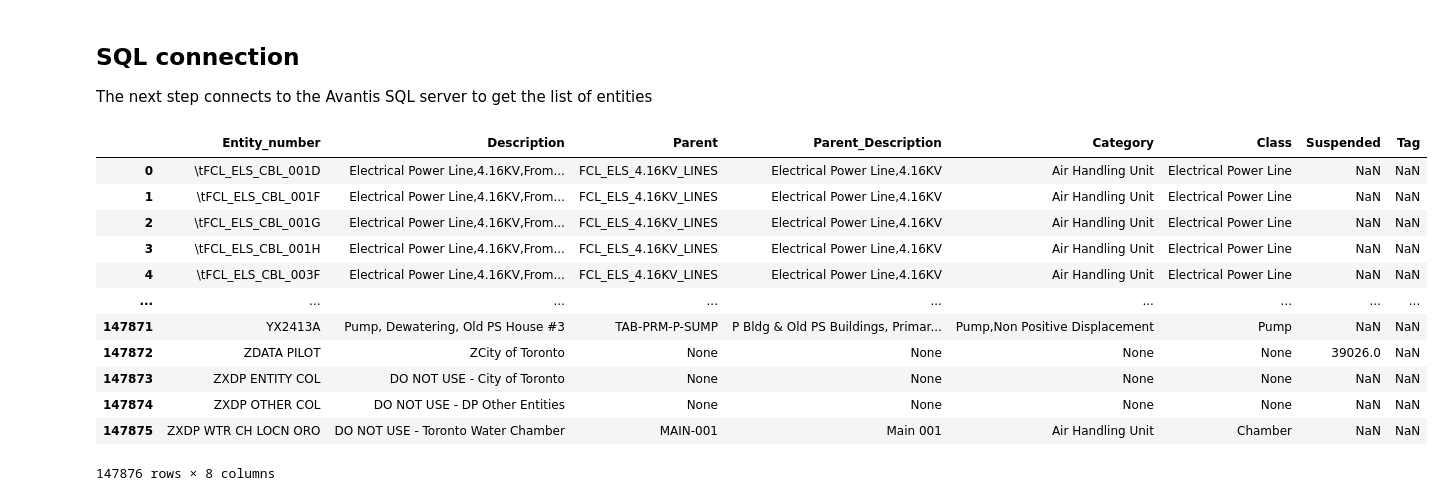
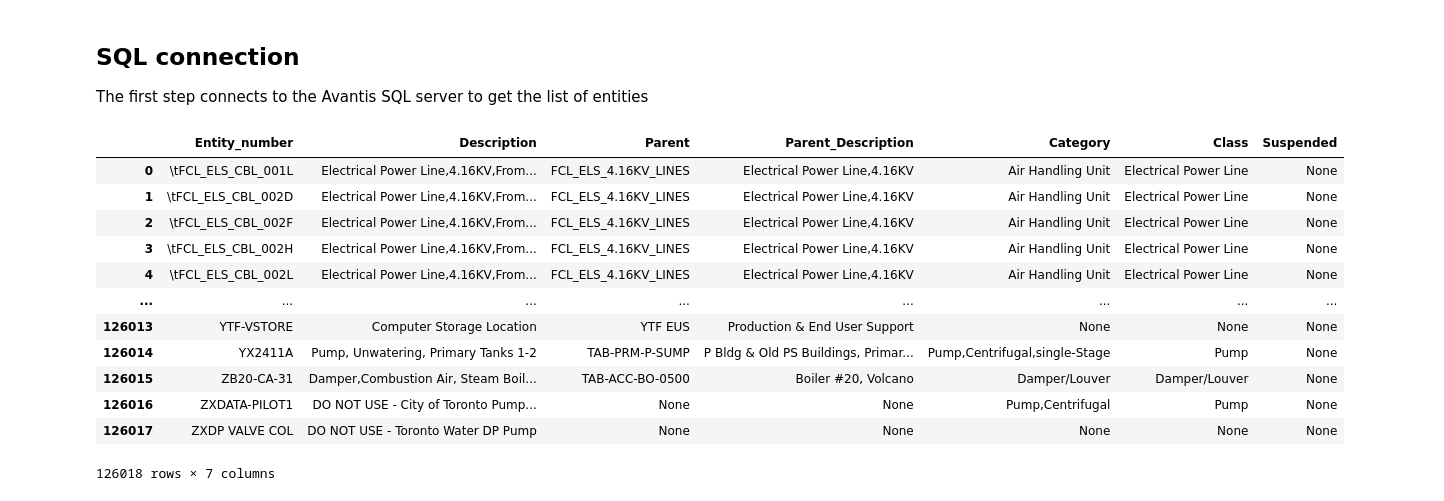
Before and after one commit to TW-ASMP/TWONTO, a Jupyter notebook: Avantis Mapping/Avantis Mapping Instructions.ipynb, the cells around one changed output. Cells and saved outputs as stored; diff of their text form; code cells hidden in the pictures.

```diff
--- a/Avantis Mapping/Avantis Mapping Instructions.ipynb
+++ b/Avantis Mapping/Avantis Mapping Instructions.ipynb
@@ -28,6 +0,0 @@ Once the SPARQL queires are saved, they are open in python pandas dataframes. Th
-# %%
-import pandas as pd
-
-df = pd.read_excel("SPARQL_class.xlsx", header= 1)
-Class = dict(zip(df['Avantis_Class'],df['TWONTO']))
-df
@@ -50,17 +0,0 @@ There is an additonal step were the two column are saved as a dictionary. A pyth
-# %%
-df = pd.read_excel("SPARQL_superclass.xlsx", header= 1)
-Super_Class = dict(zip(df['Super_Class'],df['TWONTO']))
-
-df = pd.read_excel("SPARQL_tag.xlsx", header= 1)
-Tag = dict(zip(df['Tag'],df['TWONTO']))
-
-df = pd.read_excel("SPARQL_supertag.xlsx", header= 1)
-Super_Tag = dict(zip(df['Super_Tag'],df['TWONTO']))
-
-df = pd.read_excel("SPARQL_category.xlsx", header= 1)
-Category = dict(zip(df['Category'],df['TWONTO']))
-
-df = pd.read_excel("SPARQL_supercategory.xlsx", header= 1)
-Super_Category = dict(zip(df['Super_Category'],df['TWONTO']))
-
-Tag
@@ -85,53 +5,56 @@ Tag
 # %% [markdown]
 ## SQL connection
-The next step connects to the Avantis SQL server to get the list of entities
+The first step connects to the Avantis SQL server to get the list of entities
 # %%
 import pyodbc
+import pandas as pd
 import os
 from sqlalchemy.engine import URL
 from sqlalchemy import create_engine
 import matplotlib.pyplot as plt
 import seaborn as sns
 import numpy as np
 
 sns.set_theme()
 
 connect = 'DSN=Avantis6-P;UID='+ os.environ['Avantis_User'] + ';PWD=' + os.environ['Avantis_Pass']
 connection_url = URL.create("mssql+pyodbc", query={"odbc_connect": connect})
 
 engine = create_engine(connection_url)
 
 SQL1 = """SELECT Distinct MAINTENT.id as [Entity_number],
 [MAINTENT].[aenm] as [Description],
 MAINTENT2.id as [Parent],
 MAINTENT2.aenm as [Parent_Description],
 [contname] as [Category],
 [entclsid] as [Class],
 SUSPEND.suspoi as [Suspended]
 
 FROM  [AvantisP].[mc].[MAINTENT]
 	  Left Join [AvantisP].[mc].[ENTCLASS] on MAINTENT.entclsref_oi = ENTCLASS.entcloi
 	  Left Join [AvantisP].[mc].CATVAL ON MAINTENT.cat1_oi = CATVAL.cvoi
 	  Left Join MC.SUSPEND ON MAINTENT.susp_oi = SUSPEND.suspoi
 	  Left Join MC.MELINK ON MAINTENT.mtnoi = MELINK.mtnchild_oi
-	  Left Join MC.MAINTENT MAINTENT2 ON MELINK.mtnparn_oi = MAINTENT2.mtnoi"""
+	  Left Join MC.MAINTENT MAINTENT2 ON MELINK.mtnparn_oi = MAINTENT2.mtnoi
+WHERE
+    (SUSPEND.audt_updted_dttm <= '1900-01-01 23:59:59' OR SUSPEND.audt_updted_dttm IS NULL)
+"""
 
 
-df1 = pd.read_sql(SQL1,engine)
-df1 = df1[df1['Entity_number'].values != None]
-df1['Tag'] = df1['Entity_number'].str.extract(r"-([a-zA-Z]+)-\d+")
-df1
+df = pd.read_sql(SQL1,engine)
+df = df[df['Entity_number'].values != None]
+df
 # %% [output]
-|  | Entity_number | Description | Parent | Parent_Description | Category | Class | Suspended | Tag |
-| 0 | \tFCL_ELS_CBL_001D | Electrical Power Line,4.16KV,From... | FCL_ELS_4.16KV_LINES | Electrical Power Line,4.16KV | Air Handling Unit | Electrical Power Line | NaN | NaN |
-| 1 | \tFCL_ELS_CBL_001F | Electrical Power Line,4.16KV,From... | FCL_ELS_4.16KV_LINES | Electrical Power Line,4.16KV | Air Handling Unit | Electrical Power Line | NaN | NaN |
-| 2 | \tFCL_ELS_CBL_001G | Electrical Power Line,4.16KV,From... | FCL_ELS_4.16KV_LINES | Electrical Power Line,4.16KV | Air Handling Unit | Electrical Power Line | NaN | NaN |
-| 3 | \tFCL_ELS_CBL_001H | Electrical Power Line,4.16KV,From... | FCL_ELS_4.16KV_LINES | Electrical Power Line,4.16KV | Air Handling Unit | Electrical Power Line | NaN | NaN |
-| 4 | \tFCL_ELS_CBL_003F | Electrical Power Line,4.16KV,From... | FCL_ELS_4.16KV_LINES | Electrical Power Line,4.16KV | Air Handling Unit | Electrical Power Line | NaN | NaN |
-| ... | ... | ... | ... | ... | ... | ... | ... | ... |
-| 147871 | YX2413A | Pump, Dewatering, Old PS House #3 | TAB-PRM-P-SUMP | P Bldg & Old PS Buildings, Primar... | Pump,Non Positive Displacement | Pump | NaN | NaN |
-| 147872 | ZDATA PILOT | ZCity of Toronto | None | None | None | None | 39026.0 | NaN |
-| 147873 | ZXDP ENTITY COL | DO NOT USE - City of Toronto | None | None | None | None | NaN | NaN |
-| 147874 | ZXDP OTHER COL | DO NOT USE - DP Other Entities | None | None | None | None | NaN | NaN |
-| 147875 | ZXDP WTR CH LOCN ORO | DO NOT USE - Toronto Water Chamber | MAIN-001 | Main 001 | Air Handling Unit | Chamber | NaN | NaN |
+|  | Entity_number | Description | Parent | Parent_Description | Category | Class | Suspended |
+| 0 | \tFCL_ELS_CBL_001L | Electrical Power Line,4.16KV,From... | FCL_ELS_4.16KV_LINES | Electrical Power Line,4.16KV | Air Handling Unit | Electrical Power Line | None |
+| 1 | \tFCL_ELS_CBL_002D | Electrical Power Line,4.16KV,From... | FCL_ELS_4.16KV_LINES | Electrical Power Line,4.16KV | Air Handling Unit | Electrical Power Line | None |
+| 2 | \tFCL_ELS_CBL_002F | Electrical Power Line,4.16KV,From... | FCL_ELS_4.16KV_LINES | Electrical Power Line,4.16KV | Air Handling Unit | Electrical Power Line | None |
+| 3 | \tFCL_ELS_CBL_002H | Electrical Power Line,4.16KV,From... | FCL_ELS_4.16KV_LINES | Electrical Power Line,4.16KV | Air Handling Unit | Electrical Power Line | None |
+| 4 | \tFCL_ELS_CBL_002L | Electrical Power Line,4.16KV,From... | FCL_ELS_4.16KV_LINES | Electrical Power Line,4.16KV | Air Handling Unit | Electrical Power Line | None |
+| ... | ... | ... | ... | ... | ... | ... | ... |
+| 126013 | YTF-VSTORE | Computer Storage Location | YTF EUS | Production & End User Support | None | None | None |
+| 126014 | YX2411A | Pump, Unwatering, Primary Tanks 1-2 | TAB-PRM-P-SUMP | P Bldg & Old PS Buildings, Primar... | Pump,Centrifugal,single-Stage | Pump | None |
+| 126015 | ZB20-CA-31 | Damper,Combustion Air, Steam Boil... | TAB-ACC-BO-0500 | Boiler #20, Volcano | Damper/Louver | Damper/Louver | None |
+| 126016 | ZXDATA-PILOT1 | DO NOT USE - City of Toronto Pump... | None | None | Pump,Centrifugal | Pump | None |
+| 126017 | ZXDP VALVE COL | DO NOT USE - Toronto Water DP Pump | None | None | None | None | None |
-147876 rows × 8 columns
+126018 rows × 7 columns
```
Also changed, not shown: parts of 25 cells of this notebook, 13 other files.
